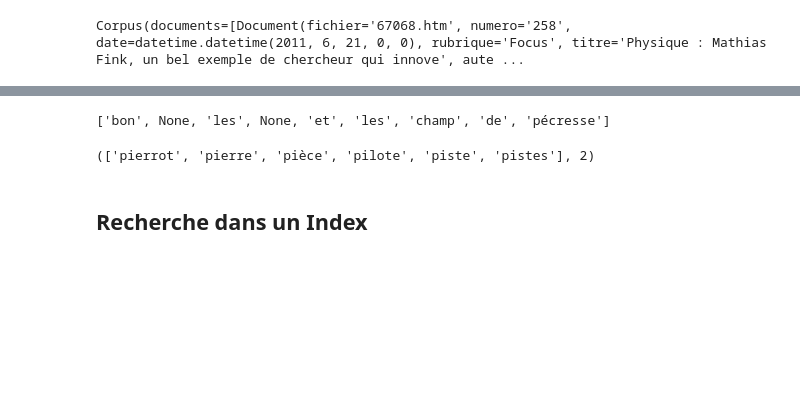
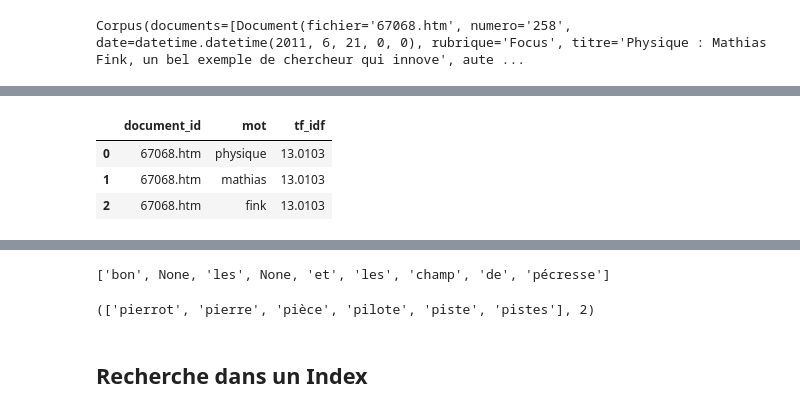
Before and after one commit to Ryustiel/LO17, a Jupyter notebook: test.ipynb, the cells around one changed output, grey strips where cells are left out. Drawn from its saved outputs; the diff is of its cells as text; code cells hidden in the pictures; blank space fills up the shorter version.

```diff
--- a/test.ipynb
+++ b/test.ipynb
@@ -70,0 +97,7 @@ CORPUS.term_frequencies.head()
+# %%
+FILTERED_CORPUS.token_index().tfidf.head(3)
+# %% [output]
+|  | document_id | mot | tf_idf |
+| 0 | 67068.htm | physique | 13.0103 |
+| 1 | 67068.htm | mathias | 13.0103 |
+| 2 | 67068.htm | fink | 13.0103 |
```
Also changed, not shown: parts of 39 cells of this notebook, 16 other files.
